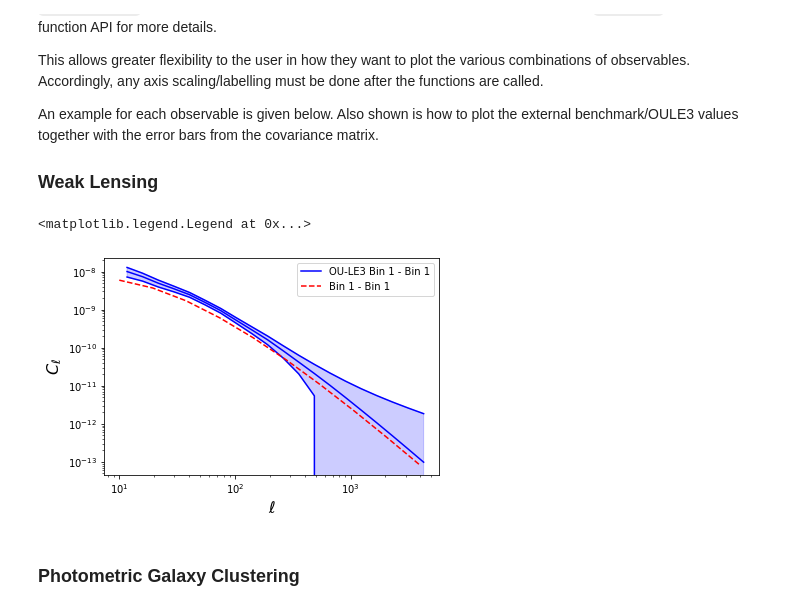
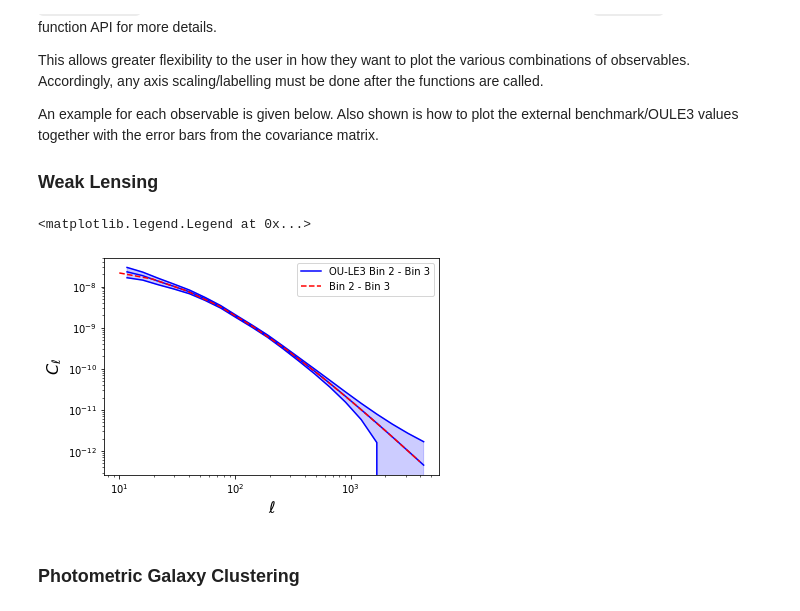
Before and after one commit to testarnyttnamn/testnamemaster, a Jupyter notebook: observable_plotting_notebook.ipynb, the cells around one changed output. Drawn from its saved outputs; the diff is of its cells as text; code cells hidden in the pictures.

```diff
--- a/observable_plotting_notebook.ipynb
+++ b/observable_plotting_notebook.ipynb
@@ -121,19 +121,19 @@ An example for each observable is given below. Also shown is how to plot the ext
 # %%
 fig1 = plt.figure()
 ax1 = fig1.add_subplot(1, 1, 1)
 
 pl_inst = Plotter(cosmo_dic=mock_cosmo_dic)
 
-ax1 = pl_inst.plot_external_Cl_phot(1, 1, ax1, probe='WL')
-ax1 = pl_inst.plot_Cl_phot(np.logspace(1, 3.6, 10), 1, 1, ax1, probe='WL', pl_colour='r', pl_linestyle='--')
+ax1 = pl_inst.plot_external_Cl_phot(2, 3, ax1, probe='WL')
+ax1 = pl_inst.plot_Cl_phot(np.logspace(1, 3.6, 10), 2, 3, ax1, probe='WL', pl_colour='r', pl_linestyle='--')
 ax1.set_xlabel(r'$\ell$', fontsize=16)
 ax1.set_ylabel(r'$C_\ell$', fontsize=16)
 ax1.set_xscale('log')
 ax1.set_yscale('log')
 ax1.legend()
 # %% [output]
 <matplotlib.legend.Legend at 0x...>
-[figure, old version]
+[figure, new version]
 # %% [markdown]
 ### Photometric Galaxy Clustering
 # %%
```
Also changed, not shown: parts of 2 cells of this notebook, 1 other file.
